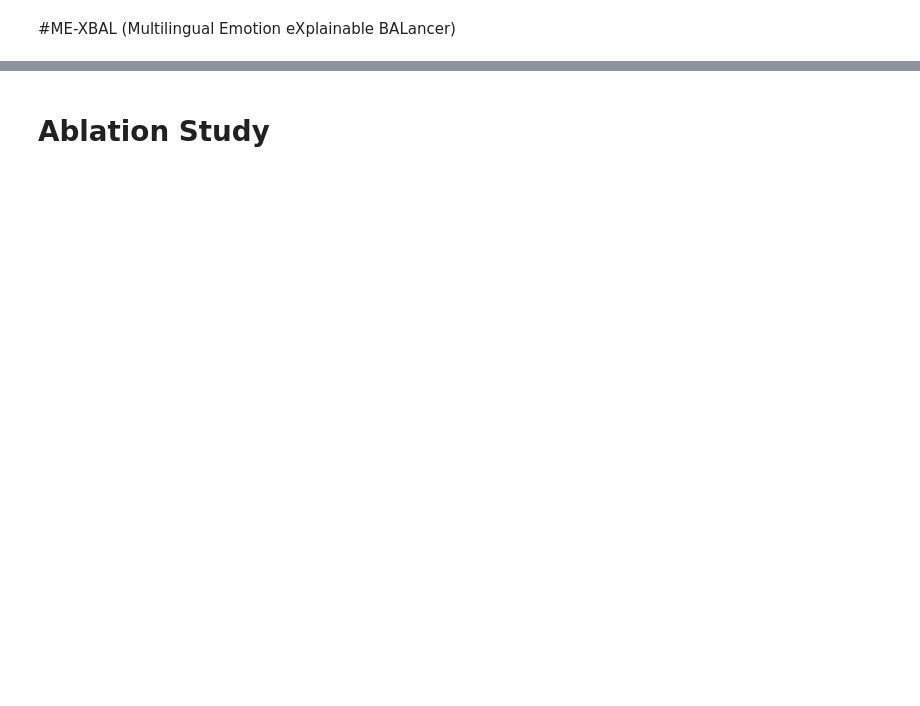
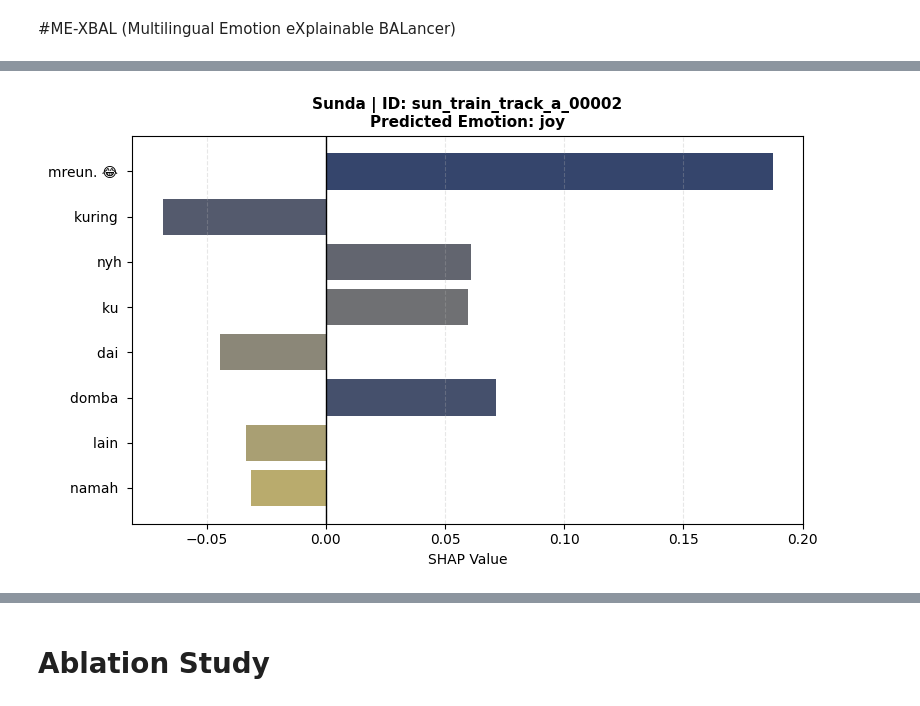
Before and after one commit to rezkanorhafizah/ME-XBal, a Jupyter notebook: semeval-dataset.ipynb, the cells around one changed output, grey strips where cells are left out. Drawn from its saved outputs; the diff is of its cells as text; code cells hidden in the pictures; blank space fills up the shorter version.

```diff
--- a/semeval-dataset.ipynb
+++ b/semeval-dataset.ipynb
@@ -825,0 +845,90 @@ Notes:
+# %%
+# ==========================================
+# 🔥 REAL TOKEN-LEVEL SHAP (FIXED)
+# ==========================================
+import shap
+import numpy as np
+import matplotlib.pyplot as plt
+
+shap.initjs()
+
+samples = [
+    ("Sunda", df_sun_test.iloc[0]),
+    ("Jawa", df_jav_test.iloc[0]),
+    ("Indonesia", df_ind_test.iloc[0])
+]
+
+# ================================
+# 🔥 PENTING: gunakan masker string, BUKAN tokenizer langsung
+# ================================
+masker = shap.maskers.Text(r"\W+")  # split by word
+
+for lang, row in samples:
+
+    text = str(row['text'])
+    text_id = row.get('id', 'N/A')
+
+    # ================================
+    # PREDICT EMOTION
+    # ================================
+    probs = predict_full_proba(text)
+    pred_idx = np.argmax(probs)
+    pred_emotion = emotion_cols[pred_idx]
+
+    # ================================
+    # SHAP EXPLAINER (FIX)
+    # ================================
+    explainer = shap.Explainer(
+        lambda x: predict_single_emotion(x, pred_emotion),
+        masker
+    )
+
+    shap_values = explainer([text])[0]
+
+    words = shap_values.data
+    scores = shap_values.values
+
+    # ================================
+    # FILTER EMPTY TOKENS
+    # ================================
+    words_clean = []
+    scores_clean = []
+
+    for w, s in zip(words, scores):
+        if w.strip() != "":
+            words_clean.append(w)
+            scores_clean.append(s)
+
+    # ================================
+    # SORT TOP 10
+    # ================================
+    idx_sorted = np.argsort(np.abs(scores_clean))[::-1][:10]
+
+    words_plot = [words_clean[i] for i in idx_sorted]
+    scores_plot = [scores_clean[i] for i in idx_sorted]
+
+    # ================================
+    # CIVIDIS COLORS
+    # ================================
+    cmap = plt.cm.cividis
+    colors = [cmap(0.2 + 0.6*(i/len(words_plot))) for i in range(len(words_plot))]
+
+    # ================================
+    # PLOT
+    # ================================
+    plt.figure(figsize=(8, 5))
+
+    plt.barh(words_plot[::-1], scores_plot[::-1], color=colors[::-1])
+    plt.axvline(0, color='black', linewidth=1)
+
+    plt.xlabel("SHAP Value")
+    plt.title(
+        f"{lang} | ID: {text_id}\nPredicted Emotion: {pred_emotion}",
+        fontsize=11,
+        fontweight='bold'
+    )
+
+    plt.grid(axis='x', linestyle='--', alpha=0.3)
+    plt.tight_layout()
+    plt.show()
+# %% [output]
@@ -825,0 +936 @@ Notes:
+[figure, added]
```
Also changed, not shown: parts of 13 cells of this notebook.
